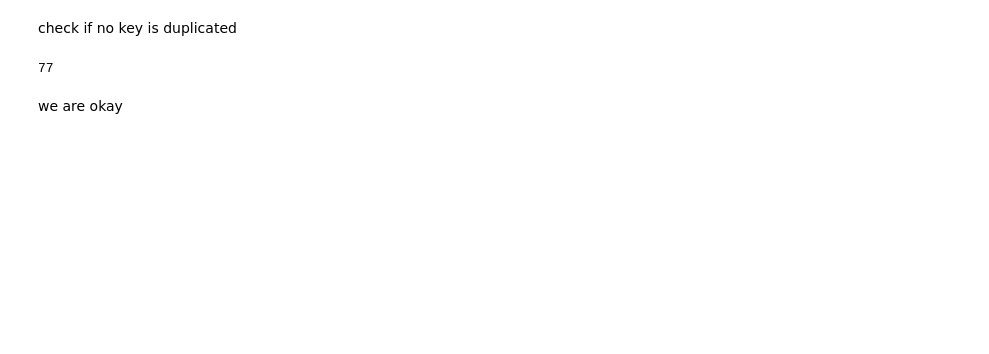
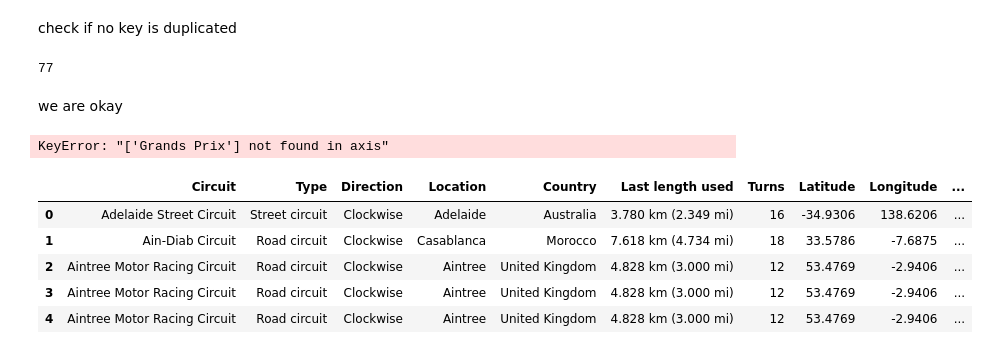
Before and after one commit to michalwietecki/f1-weather-dwh, a Jupyter notebook: circuts_wiki_scrape.ipynb, the cells around one changed output. Drawn from its saved outputs; the diff is of its cells as text; code cells hidden in the pictures; blank space fills up the shorter version.

Commit message:
circuits removed whitespace

```diff
--- a/circuts_wiki_scrape.ipynb
+++ b/circuts_wiki_scrape.ipynb
@@ -506,0 +509,15 @@ we are okay
+# %%
+df_scd = df_scd.drop("Season(s)", axis='columns')
+# %%
+df_scd = df_scd.drop("Grands Prix", axis='columns')
+# %% [output]
+KeyError: "['Grands Prix'] not found in axis"
+# %%
+df_scd.head()
+# %% [output]
+|  | Circuit | Type | Direction | Location | Country | Last length used | Turns | Latitude | Longitude | ... |
+| 0 | Adelaide Street Circuit | Street circuit | Clockwise | Adelaide | Australia | 3.780 km (2.349 mi) | 16 | -34.9306 | 138.6206 | ... |
+| 1 | Ain-Diab Circuit | Road circuit | Clockwise | Casablanca | Morocco | 7.618 km (4.734 mi) | 18 | 33.5786 | -7.6875 | ... |
+| 2 | Aintree Motor Racing Circuit | Road circuit | Clockwise | Aintree | United Kingdom | 4.828 km (3.000 mi) | 12 | 53.4769 | -2.9406 | ... |
+| 3 | Aintree Motor Racing Circuit | Road circuit | Clockwise | Aintree | United Kingdom | 4.828 km (3.000 mi) | 12 | 53.4769 | -2.9406 | ... |
+| 4 | Aintree Motor Racing Circuit | Road circuit | Clockwise | Aintree | United Kingdom | 4.828 km (3.000 mi) | 12 | 53.4769 | -2.9406 | ... |
```
Also changed, not shown: parts of 4 cells of this notebook, 3 other files.
